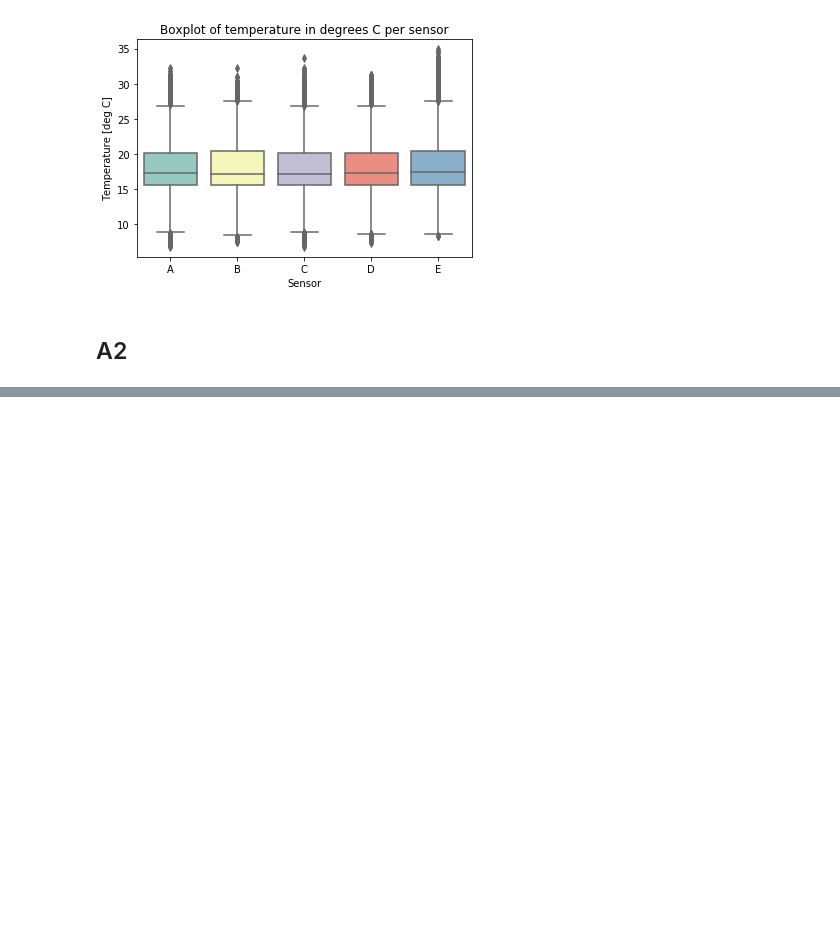
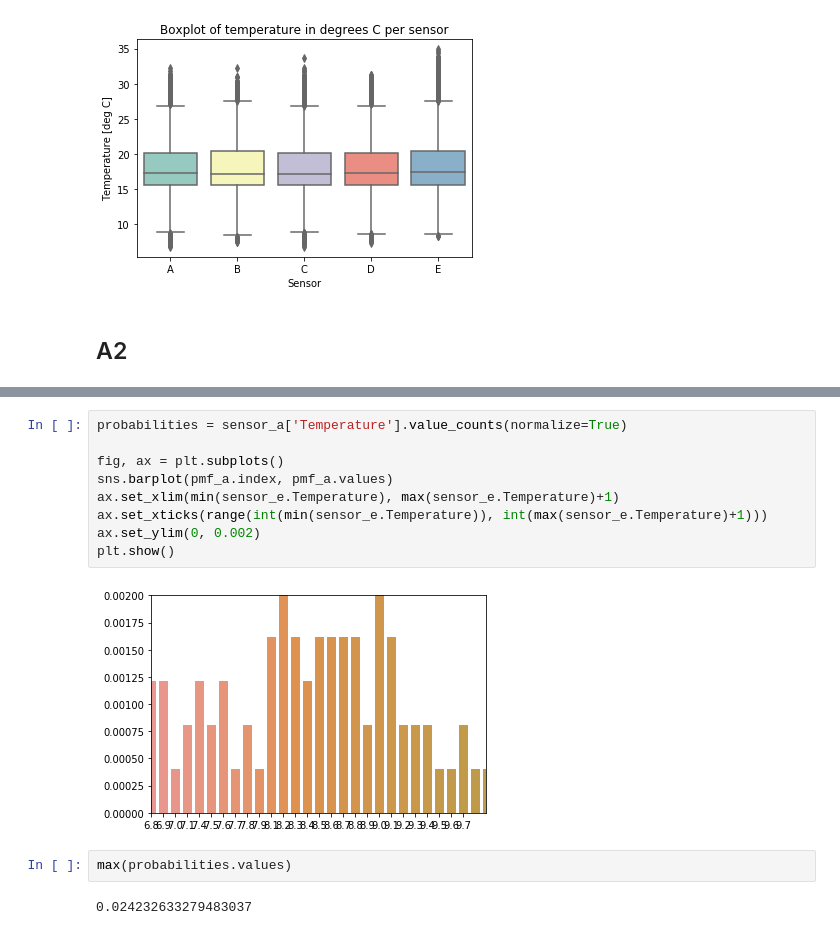
Before and after one commit to LouiseMerle/Assignment_1_GEO1001, a Jupyter notebook: Assignment_1.ipynb, the cells around one changed output, grey strips where cells are left out. Saved outputs shown, nothing was run; the diff lists cells and outputs as text; blank space fills up the shorter version.

```diff
--- a/Assignment_1.ipynb
+++ b/Assignment_1.ipynb
@@ -292,0 +374,15 @@ plt.savefig('Boxplot of temperature per sensor')
+# %%
+probabilities = sensor_a['Temperature'].value_counts(normalize=True)
+
+fig, ax = plt.subplots()
+sns.barplot(pmf_a.index, pmf_a.values)
+ax.set_xlim(min(sensor_e.Temperature), max(sensor_e.Temperature)+1)
+ax.set_xticks(range(int(min(sensor_e.Temperature)), int(max(sensor_e.Temperature)+1)))
+ax.set_ylim(0, 0.002)
+plt.show()
+# %% [output]
+[figure, added]
+# %%
+max(probabilities.values)
+# %% [output]
+0.024232633279483037
```
Also changed, not shown: parts of 10 cells of this notebook.
